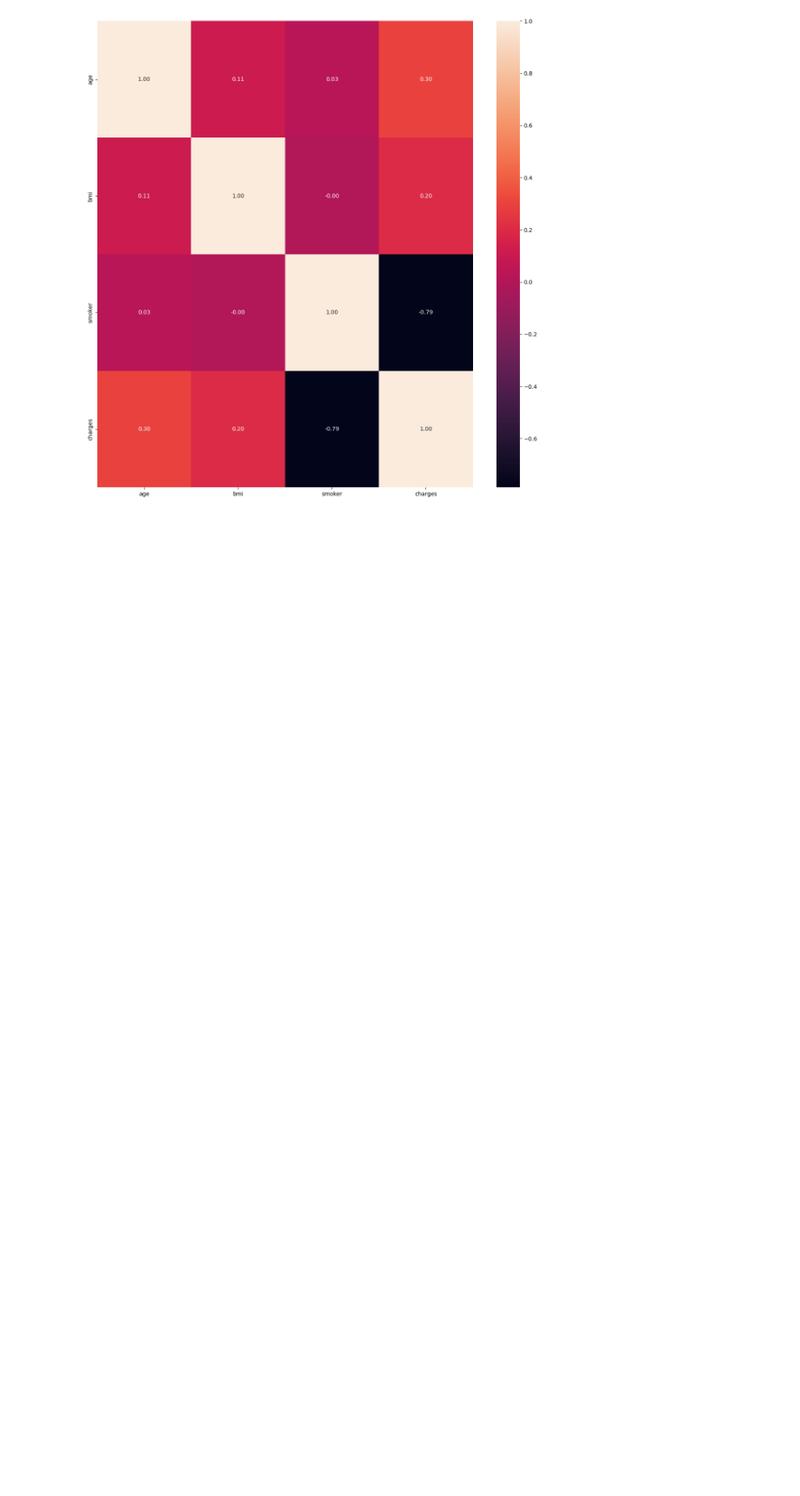
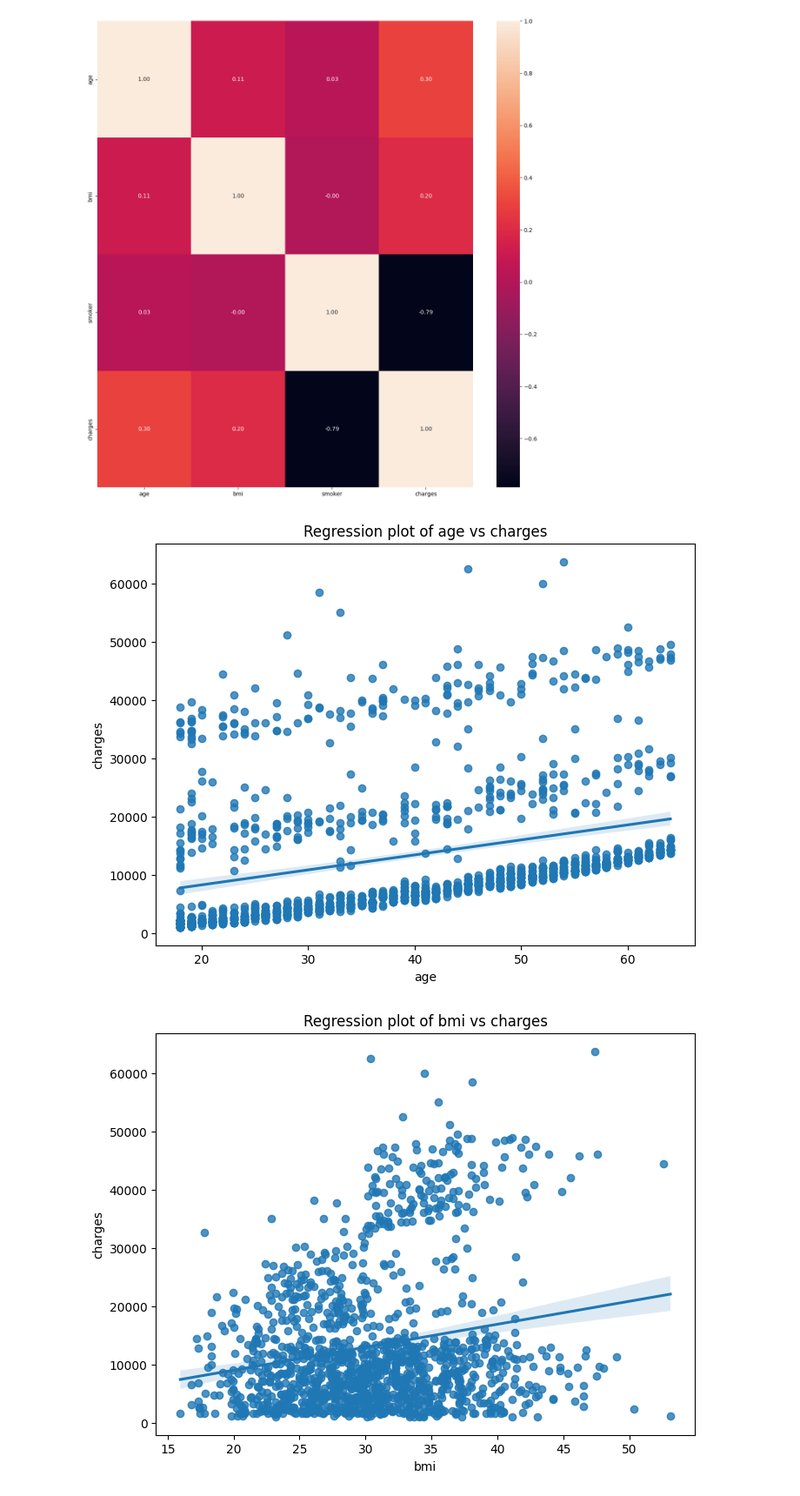
Before and after one commit to diegomacaya/linear_regression, a Jupyter notebook: src/explore.ipynb, the cells around one changed output. Shown at 87% size. Cells and saved outputs as stored; diff of their text form; code cells hidden in the pictures; blank space fills up the shorter version.

```diff
--- a/src/explore.ipynb
+++ b/src/explore.ipynb
@@ -114,3 +134,18 @@ sns.heatmap(df.corr(),annot=True,fmt=".2f")
 plt.show()
 # %% [output]
 [figure]
+# %%
+# Regplot para cada variable independiente vs variable objetivo
+import matplotlib.pyplot as plt
+import seaborn as sns
+objetivo = 'charges'
+independent_vars = df.columns.difference([objetivo])
+
+for var in independent_vars:
+    plt.figure(figsize=(8, 6))
+    sns.regplot(x=df[var], y=df[objetivo])
+    plt.title(f'Regression plot of {var} vs {objetivo}')
+    plt.show()
+# %% [output]
+[figure, added]
+[figure, added]
```
Also changed, not shown: parts of 14 cells of this notebook.
